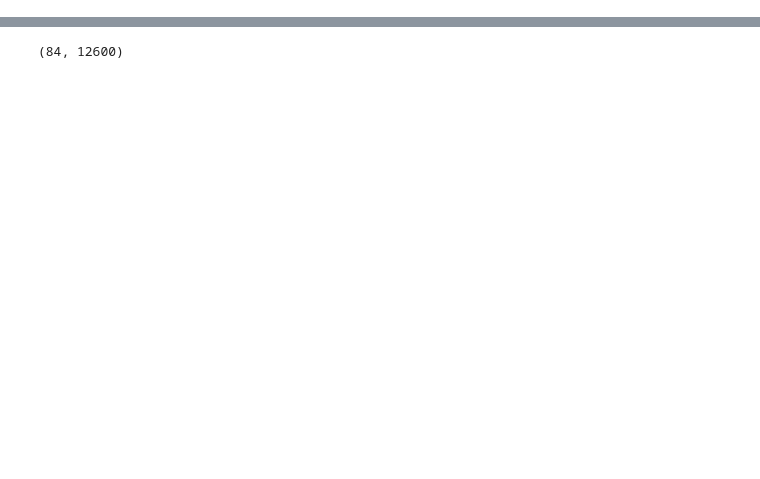
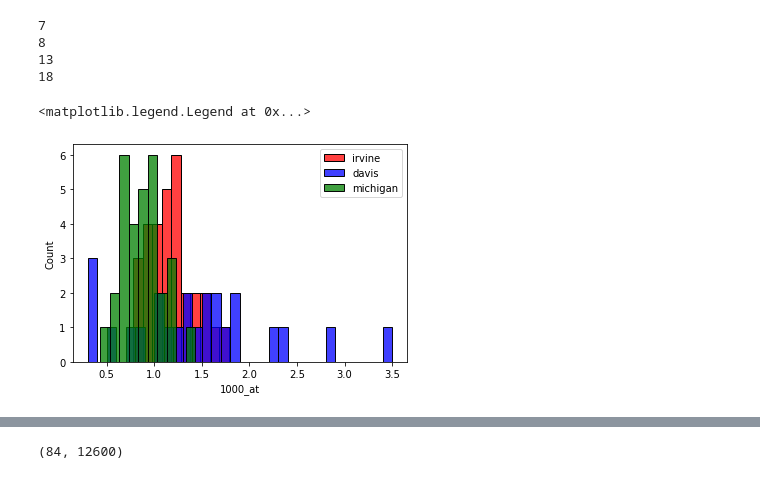
Before and after one commit to unique-subedi/604-gene-expression, a Jupyter notebook: gene_expression_master_kevin.ipynb, the cells around one changed output, grey strips where cells are left out. Saved outputs shown, nothing was run; the diff lists cells and outputs as text; code cells hidden in the pictures; blank space fills up the shorter version.

```diff
--- a/gene_expression_master_kevin.ipynb
+++ b/gene_expression_master_kevin.ipynb
@@ -31,3 +35,15 @@ Successfully installed pyreadr-0.4.7
 expression = pd.DataFrame(brain["expression"])
 genes = pd.DataFrame(brain["genes"])
 samples = pd.DataFrame(brain["samples"])
+# %%
+genes.at["AFFX-BioDn-3_at", 'chrom'] = float("Nan")
+genes_control = genes[['AFFX' in s for s in genes.index]]
+genes_control = genes_control[['HUM' not in s for s in genes_control.index]]
+genes_control = genes_control[['hum' not in s for s in genes_control.index]]
+genes_bac_index = genes_control[genes_control.chrom.isnull() & genes_control.sym.isnull()].index
+genes_hum_index = [x for x in genes.index if x not in genes_bac_index]
+# %%
+mean_bac_exp = expression[genes_bac_index].mean(axis=1)
+std_bac_exp = expression[genes_bac_index].std(axis=1)
+expression_norm =  (expression - mean_bac_exp.values[:, None]).divide(std_bac_exp, axis=0)
+express_norm_samp = pd.concat([expression_norm, samples], axis=1)
@@ -33,0 +406,18 @@ samples = pd.DataFrame(brain["samples"])
+# %%
+print(np.isin(op_chrom[:10], ['X', 'Y', 'X Y']).sum())
+print(np.isin(op_chrom[:20], ['X', 'Y', 'X Y']).sum())
+print(np.isin(op_chrom[:50], ['X', 'Y', 'X Y']).sum())
+print(np.isin(op_chrom[:100], ['X', 'Y', 'X Y']).sum())
+# %% [output]
+7
+8
+13
+18
+# %%
+sns.histplot(express_norm_samp[express_norm_samp['lab'] == 'Irvine'][genes_hum_index[0]], binwidth = 0.1, color = 'red')
+sns.histplot(express_norm_samp[express_norm_samp['lab'] == 'Davis'][genes_hum_index[0]], binwidth = 0.1, color = 'blue')
+sns.histplot(express_norm_samp[express_norm_samp['lab'] == 'Michigan'][genes_hum_index[0]], binwidth = 0.1, color = 'green')
+plt.legend(labels = ['irvine', 'davis', 'michigan'])
+# %% [output]
+<matplotlib.legend.Legend at 0x...>
+[figure, added]
```
Also changed, not shown: parts of 28 cells of this notebook.
